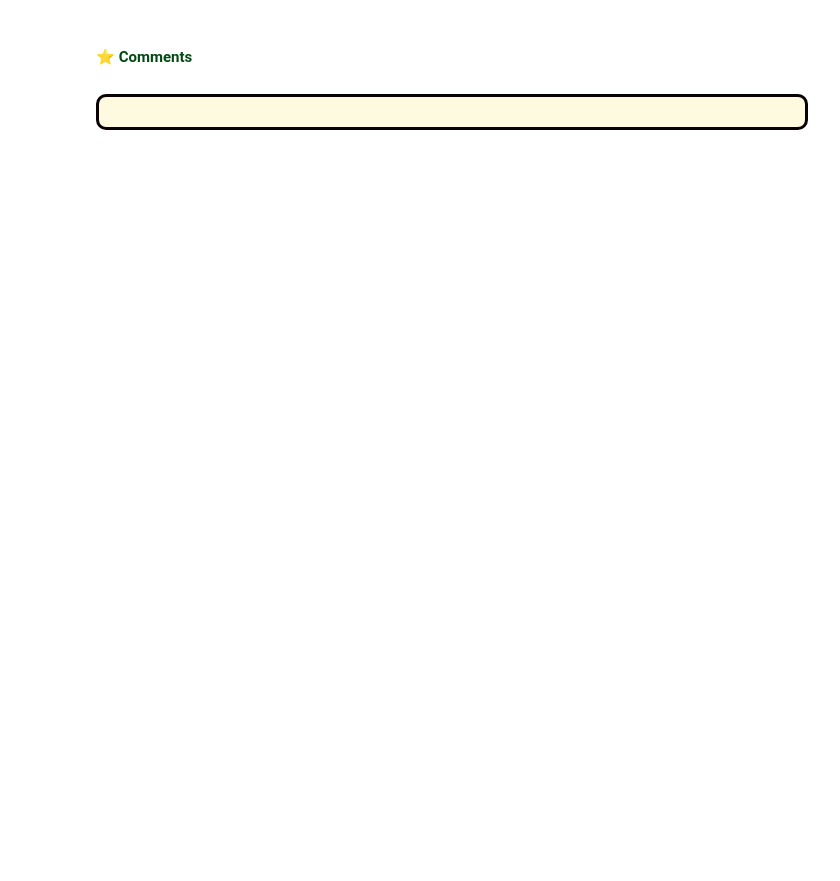
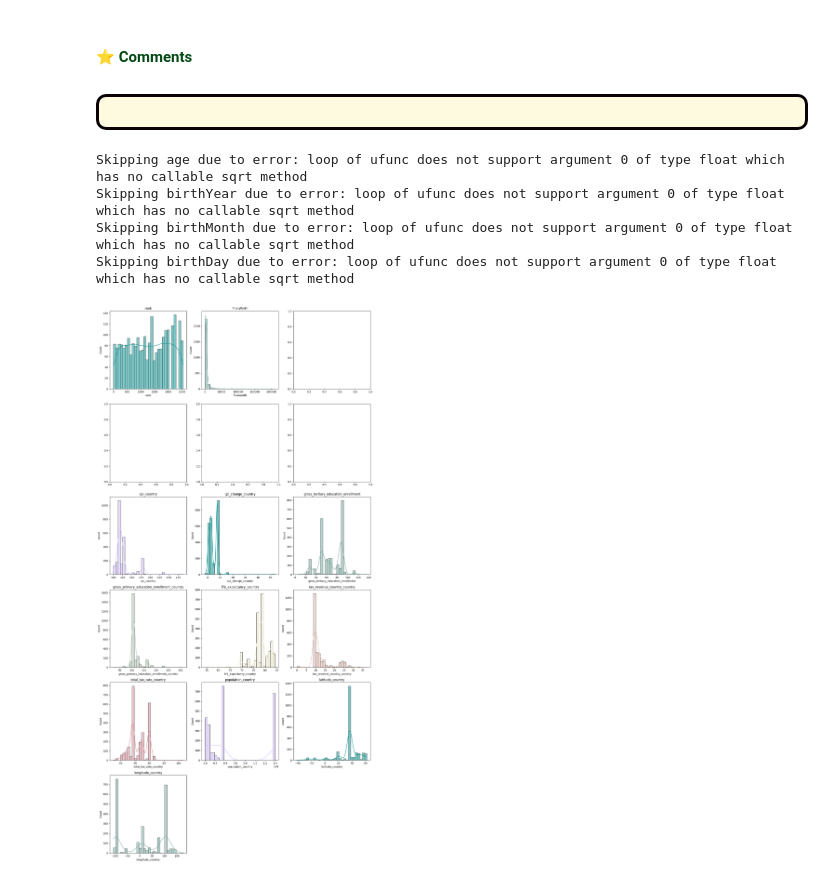
Before and after one commit to dnmai7122/CSC17107-Applications-of-Intelligent-Data-Analytics, a Jupyter notebook: IndividualHW/HW1.ipynb, the cells around one changed output. Saved outputs shown, nothing was run; the diff lists cells and outputs as text; code cells hidden in the pictures; blank space fills up the shorter version.

Commit message:
bug at numerical cols histogram

```diff
--- a/IndividualHW/HW1.ipynb
+++ b/IndividualHW/HW1.ipynb
@@ -379,0 +346,29 @@ color = ['#009392', '#72aaa1', '#b1c7b3', '#f1eac8', '#e5b9ad', '#d98994', '#d0b
+# %%
+import numpy as np
+
+# Drop NaN values (if any) to avoid issues with KDE
+data_cleaned = data[col].dropna()
+
+# Plot histograms
+fig, axes = plt.subplots(rows, 3, figsize=(15, 5 * rows))
+axes = axes.flatten()
+
+for i, column in enumerate(col):
+    try:
+        sns.histplot(data_cleaned[column], bins=30, kde=True, ax=axes[i], color=color[i % len(color)])
+        axes[i].set_title(column)
+    except Exception as e:
+        print(f"Skipping {column} due to error: {e}")
+
+# Remove empty subplots
+for j in range(i + 1, len(axes)):
+    fig.delaxes(axes[j])
+
+plt.tight_layout()
+plt.show()
+# %% [output]
+Skipping age due to error: loop of ufunc does not support argument 0 of type float which has no callable sqrt method
+Skipping birthYear due to error: loop of ufunc does not support argument 0 of type float which has no callable sqrt method
+Skipping birthMonth due to error: loop of ufunc does not support argument 0 of type float which has no callable sqrt method
+Skipping birthDay due to error: loop of ufunc does not support argument 0 of type float which has no callable sqrt method
+[figure, added]
```
Also changed, not shown: parts of 1 cell of this notebook.
